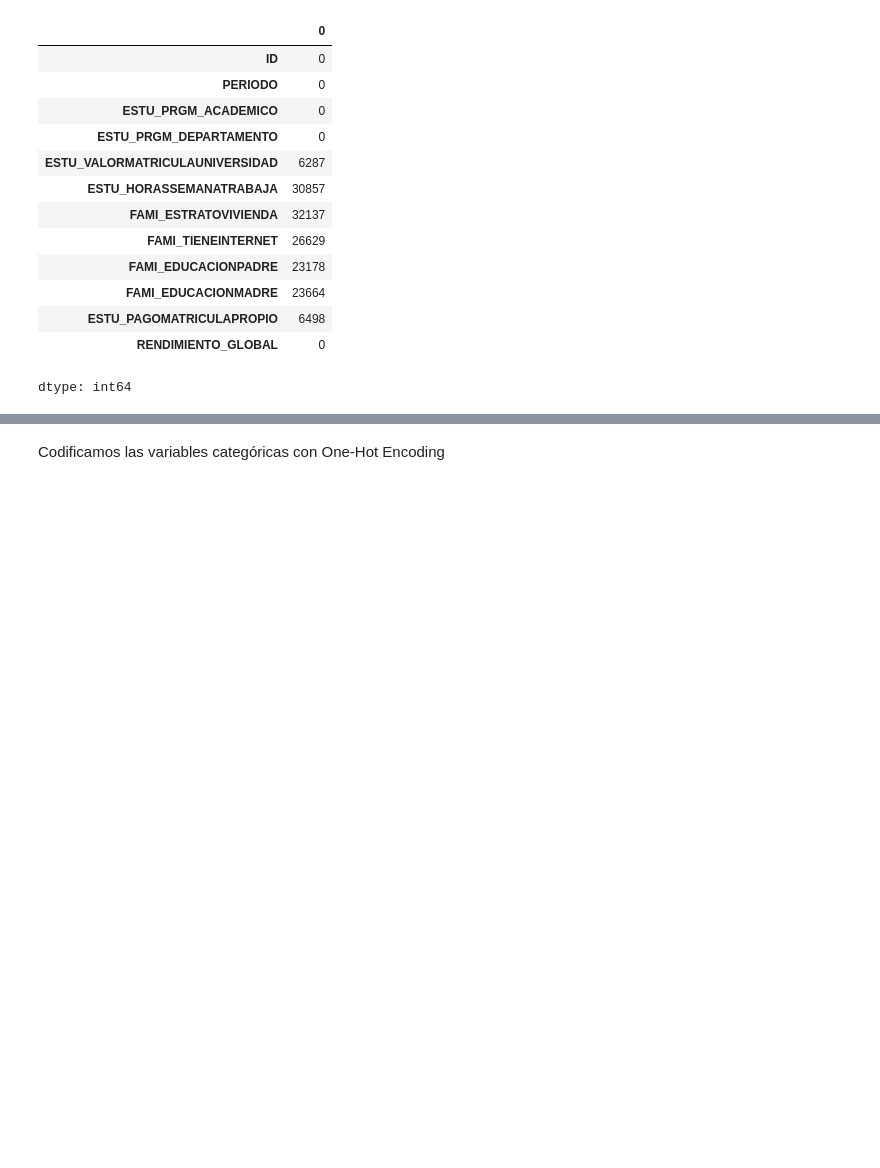
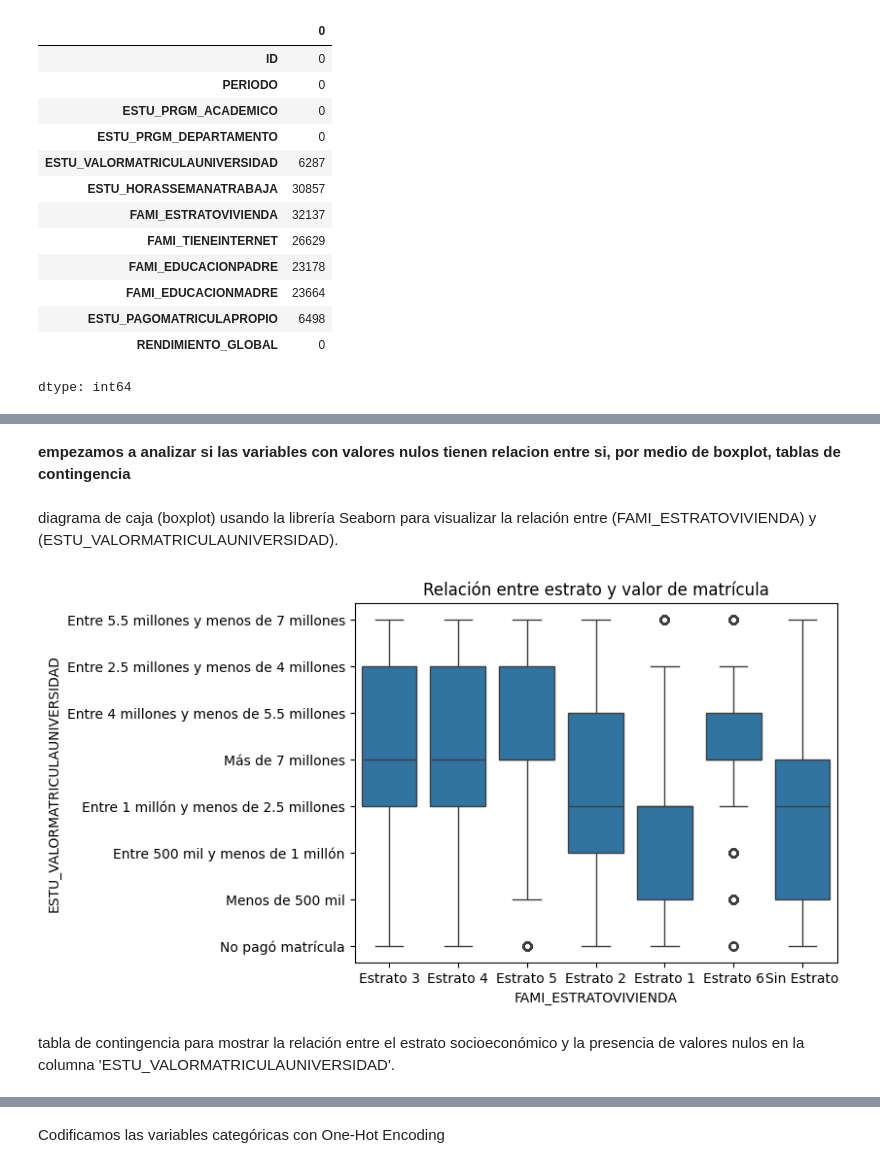
Before and after one commit to danielramo27s/UDEA-ai4eng-20242, a Jupyter notebook: 02 - preprocesado.ipynb, the cells around one changed output, grey strips where cells are left out. Cells and saved outputs as stored; diff of their text form; code cells hidden in the pictures; blank space fills up the shorter version.

```diff
--- a/02 - preprocesado.ipynb
+++ b/02 - preprocesado.ipynb
@@ -263,19 +95,0 @@ df['FAMI_EDUCACIONMADRE'] = df['FAMI_EDUCACIONMADRE'].apply(lambda x: imputar_pr
-# %%
-import numpy as np
-import pandas as pd
-
-# Calculando las probabilidades de cada categoría
-probabilidades_estupagomatricula = df['ESTU_PAGOMATRICULAPROPIO'].value_counts(normalize=True)
-
-# Categorías (pago de matricula)
-categorias_estupagomatricula = probabilidades_estupagomatricula.index
-
-# Función para imputar valores basada en la distribución de probabilidades
-def imputar_probabilisticamenteestupagomatricula(valor,probabilidades_estupagomatricula,categorias_estupagomatricula):
-    if pd.isnull(valor):
-        return np.random.choice(categorias_estupagomatricula, p=probabilidades_estupagomatricula)
-    else:
-        return valor
-
-# Aplicando la imputación al dataframe
-df['ESTU_PAGOMATRICULAPROPIO'] = df['ESTU_PAGOMATRICULAPROPIO'].apply(lambda x: imputar_probabilisticamenteestupagomatricula(x, probabilidades_estupagomatricula, categorias_estupagomatricula))
@@ -314,0 +114,16 @@ None
+# %% [markdown]
+**empezamos a analizar si las variables con valores nulos tienen relacion entre si, por medio de boxplot, tablas de contingencia**
+# %% [markdown]
+diagrama de caja (boxplot) usando la librería Seaborn para visualizar la relación entre (FAMI_ESTRATOVIVIENDA) y (ESTU_VALORMATRICULAUNIVERSIDAD).
+# %%
+import seaborn as sns
+import matplotlib.pyplot as plt
+
+# Ejemplo: relación entre 'FAMI_ESTRATOVIVIENDA' y 'ESTU_VALORMATRICULAUNIVERSIDAD'
+sns.boxplot(x='FAMI_ESTRATOVIVIENDA', y='ESTU_VALORMATRICULAUNIVERSIDAD', data=df)
+plt.title('Relación entre estrato y valor de matrícula')
+plt.show()
+# %% [output]
+[figure, added]
+# %% [markdown]
+tabla de contingencia para mostrar la relación entre el estrato socioeconómico y la presencia de valores nulos en la columna 'ESTU_VALORMATRICULAUNIVERSIDAD'.
```
Also changed, not shown: parts of 59 cells of this notebook.
